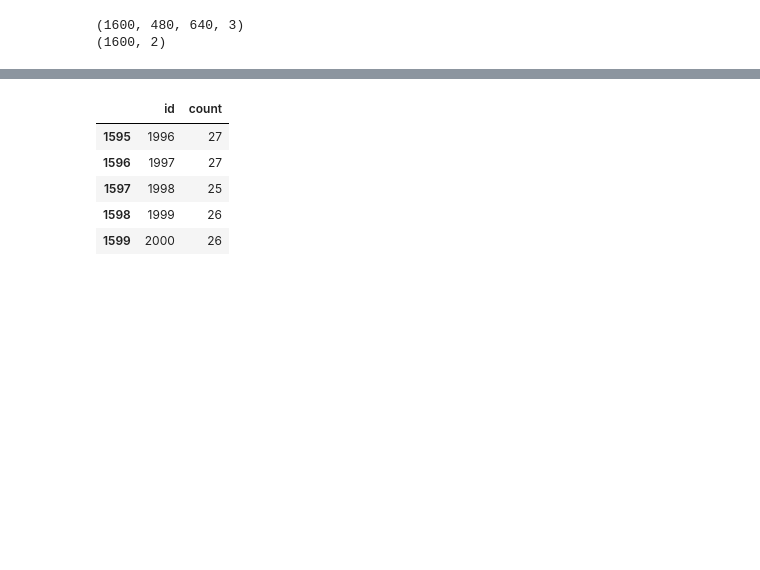
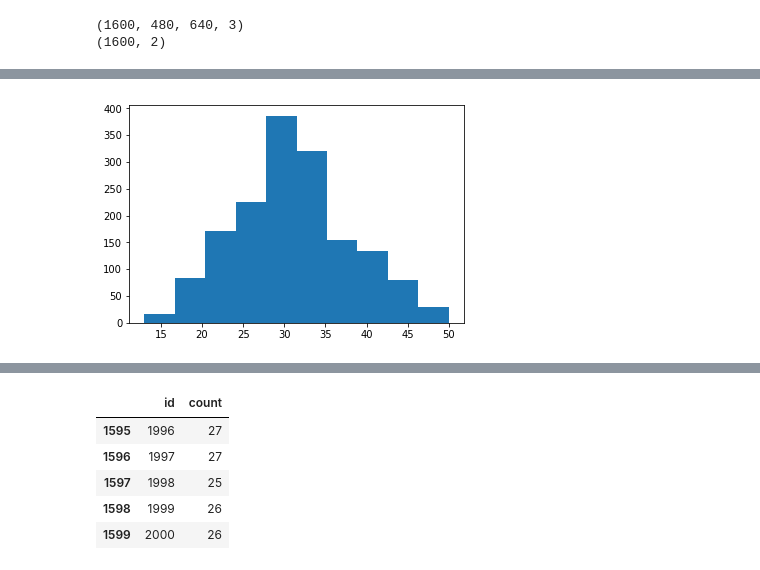
Before and after one commit to Buguemar/NNTarea3, a Jupyter notebook: Pregunta 3.ipynb, the cells around one changed output, grey strips where cells are left out. Saved outputs shown, nothing was run; the diff lists cells and outputs as text; code cells hidden in the pictures; blank space fills up the shorter version.

Commit message:
training again

```diff
--- a/Pregunta 3.ipynb
+++ b/Pregunta 3.ipynb
@@ -112,0 +121,5 @@ y_train=df_labels_train['count']
+# %%
+plt.hist(y_train)
+plt.show()
+# %% [output]
+[figure, added]
```
Also changed, not shown: parts of 14 cells of this notebook.
